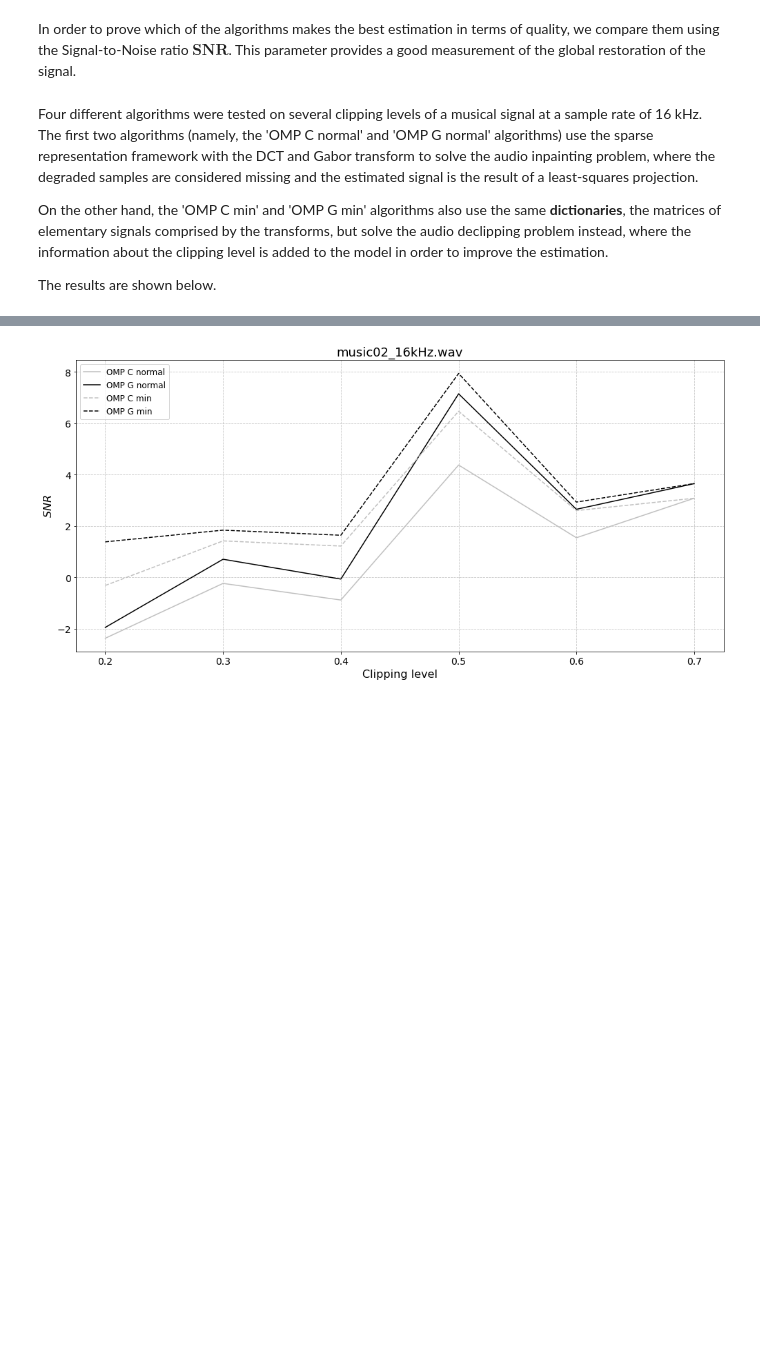
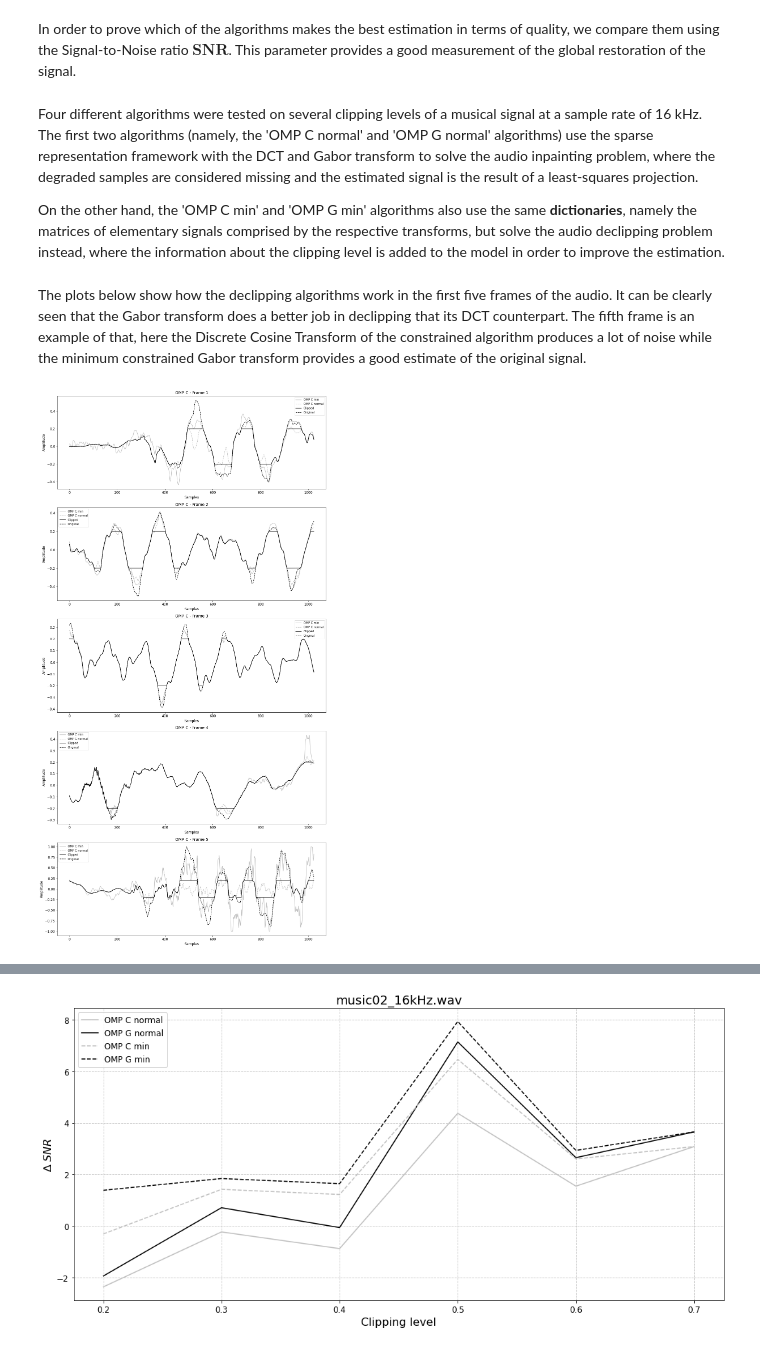
Before and after one commit to martinmessina13/omp, a Jupyter notebook: demo.ipynb, the cells around one changed output, grey strips where cells are left out. Cells and saved outputs as stored; diff of their text form; code cells hidden in the pictures; blank space fills up the shorter version.

```diff
--- a/demo.ipynb
+++ b/demo.ipynb
@@ -216,6 +214,32 @@ In order to prove which of the algorithms makes the best estimation in terms of
 # %% [markdown]
 Four different algorithms were tested on several clipping levels of a musical signal at a sample rate of 16 kHz. The first two algorithms (namely, the 'OMP C normal' and 'OMP G normal' algorithms) use the sparse representation framework with the DCT and Gabor transform to solve the audio inpainting problem, where the degraded samples are considered missing and the estimated signal is the result of a least-squares projection.
 
-On the other hand, the 'OMP C min' and 'OMP G min' algorithms also use the same **dictionaries**, the matrices of elementary signals comprised by the transforms, but solve the audio declipping problem instead, where the information about the clipping level is added to the model in order to improve the estimation.
-
-The results are shown below.
+On the other hand, the 'OMP C min' and 'OMP G min' algorithms also use the same **dictionaries**, namely the matrices of elementary signals comprised by the respective transforms, but solve the audio declipping problem instead, where the information about the clipping level is added to the model in order to improve the estimation.
+# %% [markdown]
+The plots below show how the declipping algorithms work in the first five frames of the audio. It can be clearly seen that the Gabor transform does a better job in declipping that its DCT counterpart. The fifth frame is an example of that, here the Discrete Cosine Transform of the constrained algorithm produces a lot of noise while the minimum constrained Gabor transform provides a good estimate of the original signal.
+# %%
+# DCT.
+dct = np.load('dct.npy', allow_pickle=True).item()
+
+# Frame length.
+N = 1024
+
+# We want the first five frames.
+step = np.arange(0, 5 * N, N)
+
+# Plots.
+colors = ['silver', 'silver', 'black', 'black']
+linestyles = ['-', '--', '-', '--']
+
+fig, axes = plt.subplots(5, 1, figsize=(17, 35))
+
+for i, (r, ax) in enumerate(zip(step, axes.ravel())):
+    for audio, col, lin in zip(dct.values(), colors, linestyles):
+        ax.plot(audio[r:r+N], color=col, linestyle=lin)
+        ax.set_xlabel('Samples', fontsize=12)
+        ax.set_ylabel('Amplitude', fontsize=12)
+        ax.tick_params(axis="both", labelsize=12)
+        ax.set_title(f"OMP C - Frame {i+1}", fontsize=14)
+        ax.legend(dct.keys(), fontsize=10)
+# %% [output]
+[figure, added]
```
Also changed, not shown: parts of 7 cells of this notebook, 2 other files.
